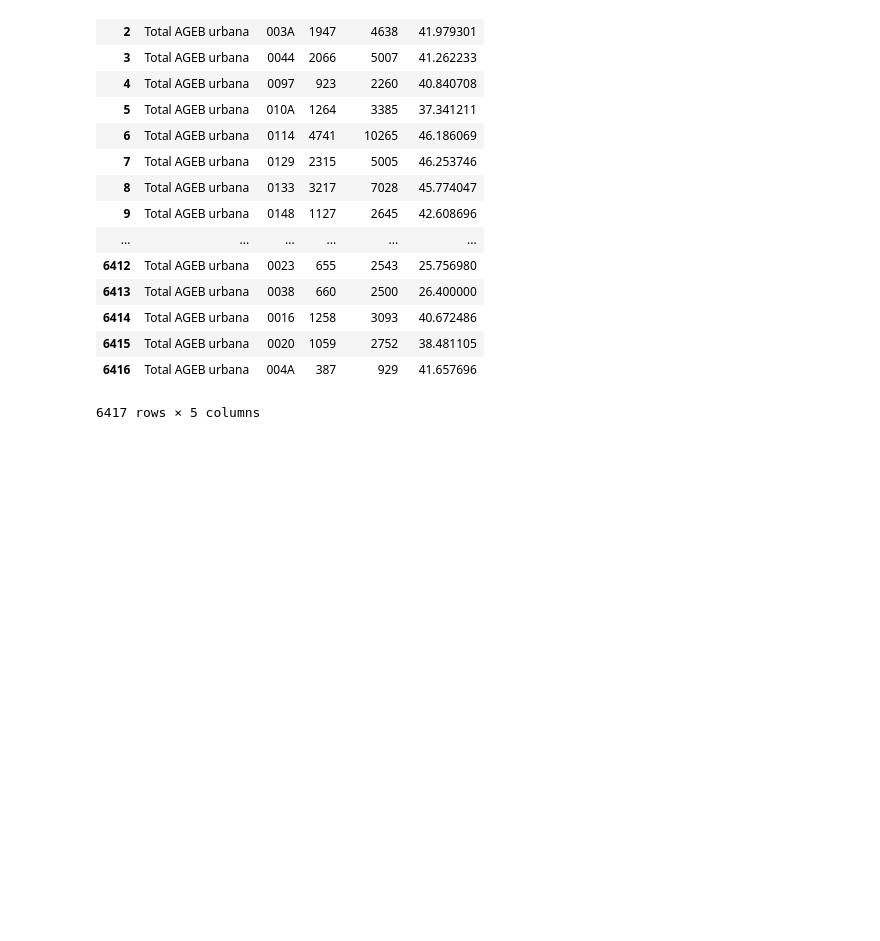
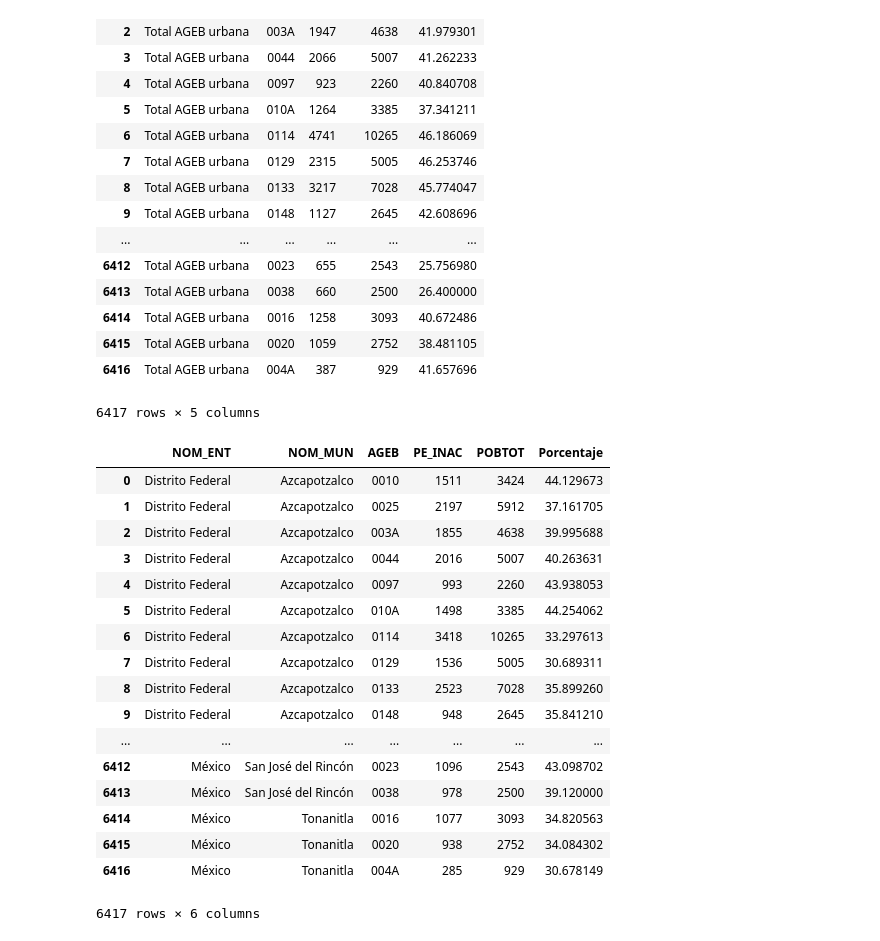
Before and after one commit to Iarmas/Project-1, a Jupyter notebook: GT_Activ_eco.ipynb, the cells around one changed output. Saved outputs shown, nothing was run; the diff lists cells and outputs as text; code cells hidden in the pictures; blank space fills up the shorter version.

```diff
--- a/GT_Activ_eco.ipynb
+++ b/GT_Activ_eco.ipynb
@@ -65,3 +129,32 @@ eco_active
 | 6415 | Total AGEB urbana | 0020 | 1059 | 2752 | 38.481105 |
 | 6416 | Total AGEB urbana | 004A | 387 | 929 | 41.657696 |
 6417 rows × 5 columns
+# %%
+GT_df.reset_index()
+
+GT_df['PE_INAC'] = GT_df['PE_INAC'].str.replace('*', '0')
+
+eco_inactive_MUN = GT_df.loc[:,['NOM_ENT','NOM_MUN','AGEB','PE_INAC','POBTOT']]
+eco_inactive_MUN
+
+eco_inactive_MUN['Porcentaje'] = eco_inactive_MUN['PE_INAC'].astype(float)/eco_inactive_MUN['POBTOT'].astype(float)*100
+eco_inactive_MUN
+# %% [output]
+|  | NOM_ENT | NOM_MUN | AGEB | PE_INAC | POBTOT | Porcentaje |
+| 0 | Distrito Federal | Azcapotzalco | 0010 | 1511 | 3424 | 44.129673 |
+| 1 | Distrito Federal | Azcapotzalco | 0025 | 2197 | 5912 | 37.161705 |
+| 2 | Distrito Federal | Azcapotzalco | 003A | 1855 | 4638 | 39.995688 |
+| 3 | Distrito Federal | Azcapotzalco | 0044 | 2016 | 5007 | 40.263631 |
+| 4 | Distrito Federal | Azcapotzalco | 0097 | 993 | 2260 | 43.938053 |
+| 5 | Distrito Federal | Azcapotzalco | 010A | 1498 | 3385 | 44.254062 |
+| 6 | Distrito Federal | Azcapotzalco | 0114 | 3418 | 10265 | 33.297613 |
+| 7 | Distrito Federal | Azcapotzalco | 0129 | 1536 | 5005 | 30.689311 |
+| 8 | Distrito Federal | Azcapotzalco | 0133 | 2523 | 7028 | 35.899260 |
+| 9 | Distrito Federal | Azcapotzalco | 0148 | 948 | 2645 | 35.841210 |
+| ... | ... | ... | ... | ... | ... | ... |
+| 6412 | México | San José del Rincón | 0023 | 1096 | 2543 | 43.098702 |
+| 6413 | México | San José del Rincón | 0038 | 978 | 2500 | 39.120000 |
+| 6414 | México | Tonanitla | 0016 | 1077 | 3093 | 34.820563 |
+| 6415 | México | Tonanitla | 0020 | 938 | 2752 | 34.084302 |
+| 6416 | México | Tonanitla | 004A | 285 | 929 | 30.678149 |
+6417 rows × 6 columns
```
Also changed, not shown: parts of 9 cells of this notebook.
